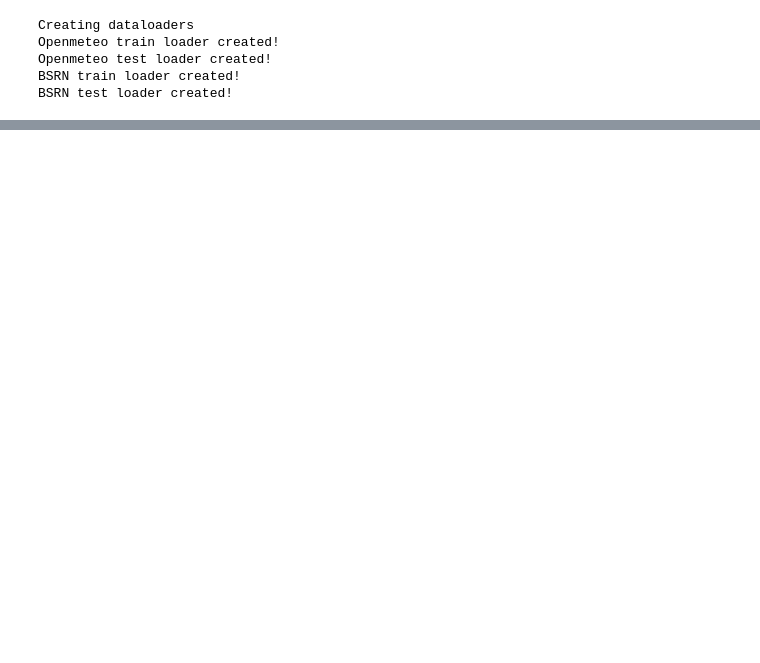
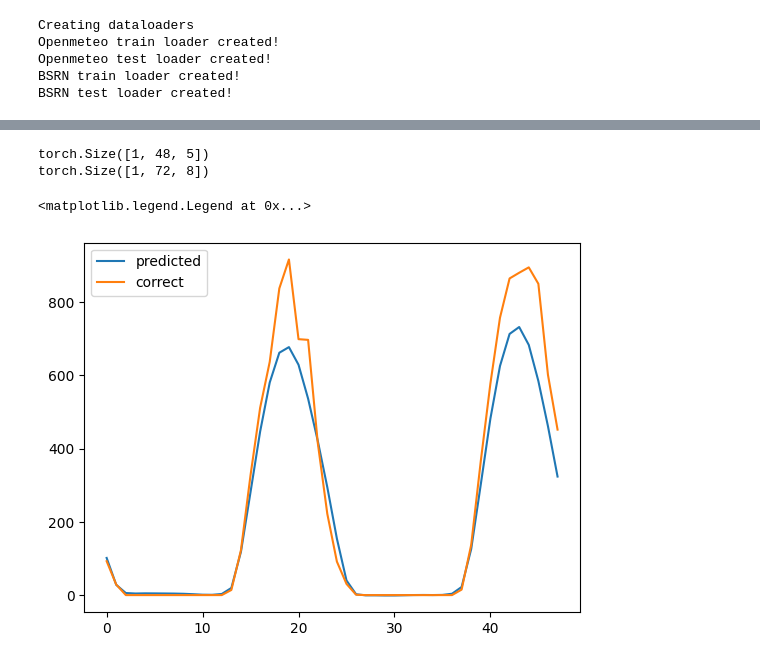
Before and after one commit to zdebanos/ECE570-Project, a Jupyter notebook: project-impl/packages/solar-gru/src/solar-gru/solar_gru.ipynb, the cells around one changed output, grey strips where cells are left out. Cells and saved outputs as stored; diff of their text form; code cells hidden in the pictures; blank space fills up the shorter version.

Commit message:
This somehow works, keep it

```diff
--- a/project-impl/packages/solar-gru/src/solar-gru/solar_gru.ipynb
+++ b/project-impl/packages/solar-gru/src/solar-gru/solar_gru.ipynb
@@ -186,8 +189,9 @@ bsrn_chunks      = load_bsrn_data()
 # Data Loaded, create PyTorch Dataset
 # %%
 # The sliding window length
-CONSECUTIVE_HOURS = 3 * 24 # 3 days
-TEST_FRACTION     = 0.20
+CONSECUTIVE_HOURS       = 3 * 24 # 3 days
+CONSECUTIVE_HOURS_AFTER = 2 * 24 # 2 days
+TEST_FRACTION           = 0.20
 
 # Create train and testing data. Merge them and compute mean and stds.
 # First, process the openmeteo data. BSRN will be used for tinetuning.
@@ -208,8 +212,7 @@ def create_train_and_test_chunks(chunks, batch_size: int = 32):
     # Perform cross validation on more chunks. From this, compute train statistics (mean, std).
     for i, c in enumerate(chunks):
         L = len(c.timestamps)
-        W = CONSECUTIVE_HOURS
-        if len(c.timestamps)/TRAIN_TO_TEST >= CONSECUTIVE_HOURS:
+        if len(c.timestamps)/TRAIN_TO_TEST >= (CONSECUTIVE_HOURS + CONSECUTIVE_HOURS_AFTER):
             # Slice the data first.
             test_start = int((1.0 - ((i % TRAIN_TO_TEST) + 1) * TEST_FRACTION) * L)
             test_end   = int((1.0 -  (i % TRAIN_TO_TEST)      * TEST_FRACTION) * L)
@@ -243,9 +246,9 @@ def create_train_and_test_chunks(chunks, batch_size: int = 32):
         c.sigmas = meteo_train_sigmas
         test_data_normalized.append(MeteoDataChunked.from_meteodata(c))
 
-    return train_data_normalized, test_data_normalized
+    return train_data_normalized, test_data_normalized, meteo_train_means, meteo_train_sigmas
 
-openmeteo_train_chunks, openmeteo_test_chunks = create_train_and_test_chunks(openmeteo_chunks)
-bsrn_train_chunks, bsrn_test_chunks = create_train_and_test_chunks(bsrn_chunks)
+openmeteo_train_chunks, openmeteo_test_chunks, openmeteo_mu, openmeteo_sigma = create_train_and_test_chunks(openmeteo_chunks)
+bsrn_train_chunks, bsrn_test_chunks, _, _ = create_train_and_test_chunks(bsrn_chunks)
 # %% [output]
 Training data computed means: [ 181.51119527   11.98794258 1001.99537615   71.43260004], sigmas: [271.15680132   9.07571069   8.22160975  19.33177785]
@@ -309,0 +439,60 @@ BSRN test loader created!
+# %%
+import random
+
+def seq2seq_inference(
+    model: nn.Module,
+    prior_data: torch.Tensor,
+    timestamps: torch.Tensor,
+    minute_step=60) -> np.ndarray:
+    """
+    Perform inference using the seq2seq gru model.
+    Automatically computes timestamps for the prediction, based on the last data from prior.
+    The default minute step is 60, but can be changed if the data is different.
+    Arguments:
+        prior:       prior knowledge, the same format used in training, testing.
+        minute_step: minute step
+    """
+    tslast = timestamps[-1].numpy()
+    d_cos  = np.zeros(CONSECUTIVE_HOURS_AFTER, dtype=np.float32)
+    d_sin  = np.zeros(CONSECUTIVE_HOURS_AFTER, dtype=np.float32)
+    h_cos  = np.zeros(CONSECUTIVE_HOURS_AFTER, dtype=np.float32)
+    h_sin  = np.zeros(CONSECUTIVE_HOURS_AFTER, dtype=np.float32)
+    # Dummy GTI. Will be ignored in the inference
+    dummy  = np.zeros(CONSECUTIVE_HOURS_AFTER, dtype=np.float32)
+    for i in range(CONSECUTIVE_HOURS_AFTER):
+        ts = tslast + (i + 1) * minute_step
+        d, h = days_and_hours_since_2020(ts)
+        d_cos[i] = np.cos(d/365 * 2 * np.pi) * np.sqrt(2)
+        d_sin[i] = np.sin(d/365 * 2 * np.pi) * np.sqrt(2)
+        h_cos[i] = np.cos(h/24 * 2 * np.pi) * np.sqrt(2)
+        h_sin[i] = np.sin(h/24 * 2 * np.pi) * np.sqrt(2)
+
+    # Now we have timestamps ready, construct the decoder inputs.
+    # Note: GTI is dummy, but we keep to keep the dimensions correct, just to be sure.
+    decoder_in = torch.from_numpy(np.vstack([h_cos, h_sin, d_cos, d_sin, dummy]).T).unsqueeze(0)
+    decoder_in = decoder_in.to(DEVICE)
+    prior_data = prior_data.unsqueeze(0)
+    prior_data = prior_data.to(DEVICE)
+    print(decoder_in.shape)
+    print(prior_data.shape)
+    model.eval()
+    return model(prior_data, decoder_in).detach().cpu().numpy()
+
+mu_gti = 181.51119527
+sigma_gti = 271.15680132
+
+# Get random data from test loader.
+encoder_in, _, correct_labels, timestamps = random.choice(list(iter(openmeteo_test_loader)))
+correct_labels = correct_labels[0].numpy() * sigma_gti + mu_gti
+encoder_in = encoder_in[0]
+timestamps = timestamps[0]
+predictions = seq2seq_inference(model, encoder_in, timestamps) * sigma_gti + mu_gti
+
+plt.plot(predictions[0], label="predicted")
+plt.plot(correct_labels, label="correct")
+plt.legend()
+# %% [output]
+torch.Size([1, 48, 5])
+torch.Size([1, 72, 8])
+<matplotlib.legend.Legend at 0x...>
+[figure, added]
```
Also changed, not shown: parts of 7 cells of this notebook, 1 other file.
